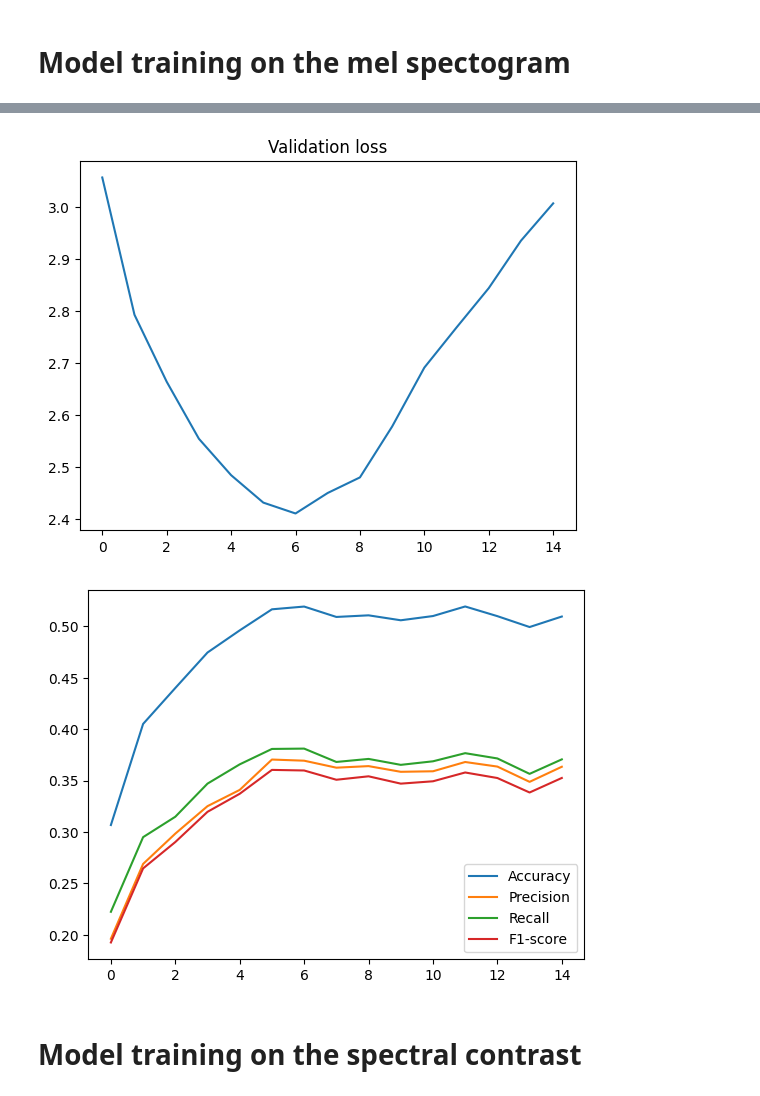
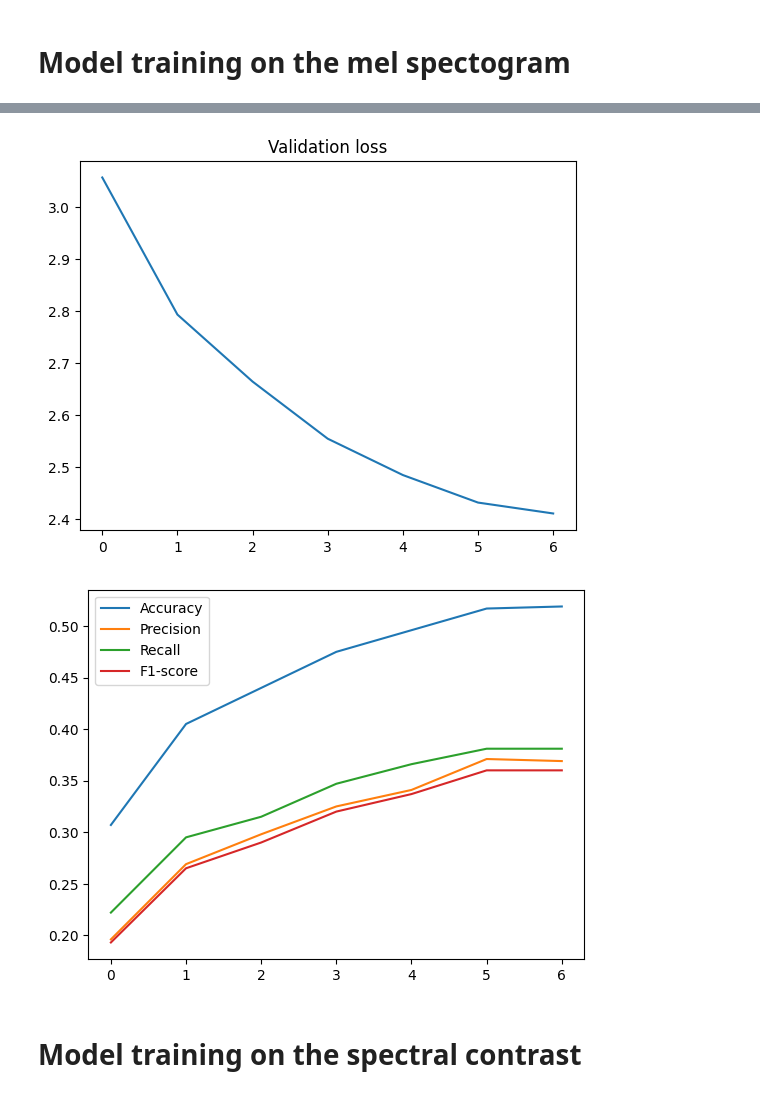
Before and after one commit to DaniilMako/BirdCLEF, a Jupyter notebook: ResNet_silence.ipynb, the cells around one changed output, grey strips where cells are left out. Cells and saved outputs as stored; diff of their text form; code cells hidden in the pictures.

```diff
--- a/ResNet_silence.ipynb
+++ b/ResNet_silence.ipynb
@@ -319,5 +319,5 @@ def launch(train_loader, val_loader, num_epochs=9, spectrogram_type='mel'):
 # %% [markdown]
 # Model training on the mel spectogram
 # %%
-launch(train_loader=train_loader_mel, val_loader=val_loader_mel, num_epochs=15, spectrogram_type='mel')
+launch(train_loader=train_loader_mel, val_loader=val_loader_mel, num_epochs=7, spectrogram_type='mel')
 # %% [output]
@@ -342,5 +342,5 @@ Epoch 15/15, Train loss: 0.135, Validation loss: 3.007, Accuracy: 0.510, Precisi
-[figure, old version]
+[figure, new version]
-[figure, old version]
+[figure, new version]
 # %%
 loss_list = []
 loss_list_val = []
```
Also changed, not shown: parts of 8 cells of this notebook, 2 other files.
